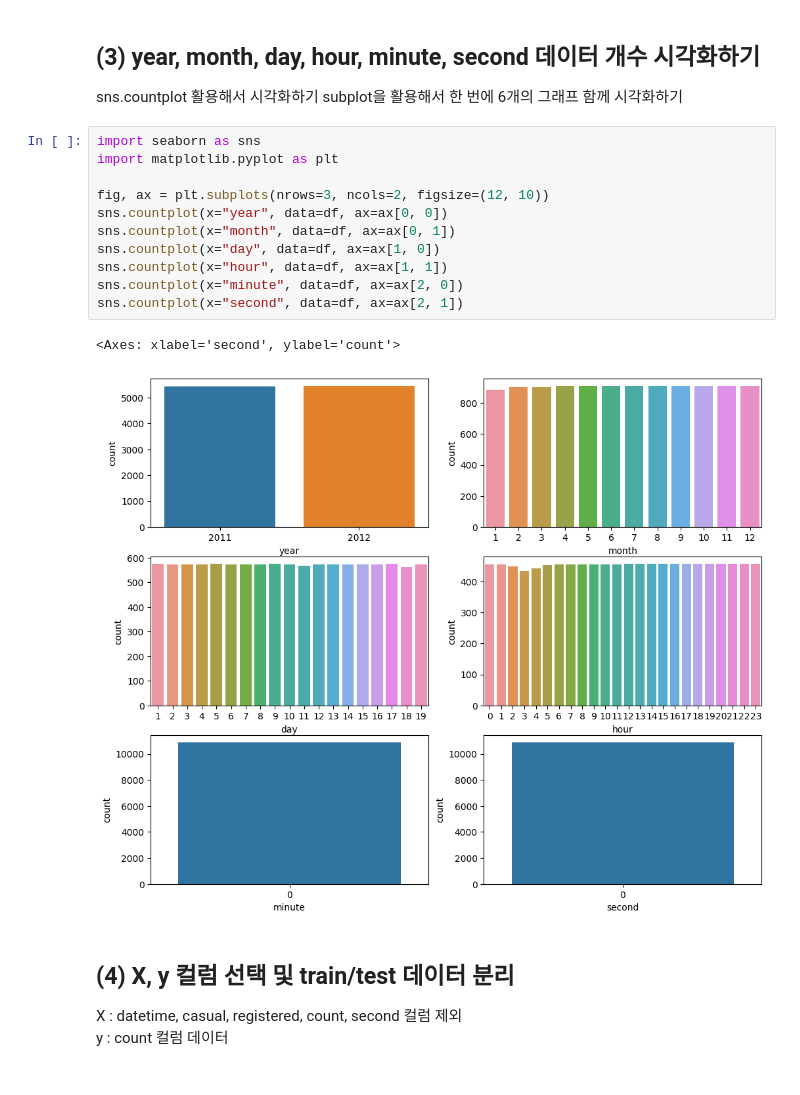
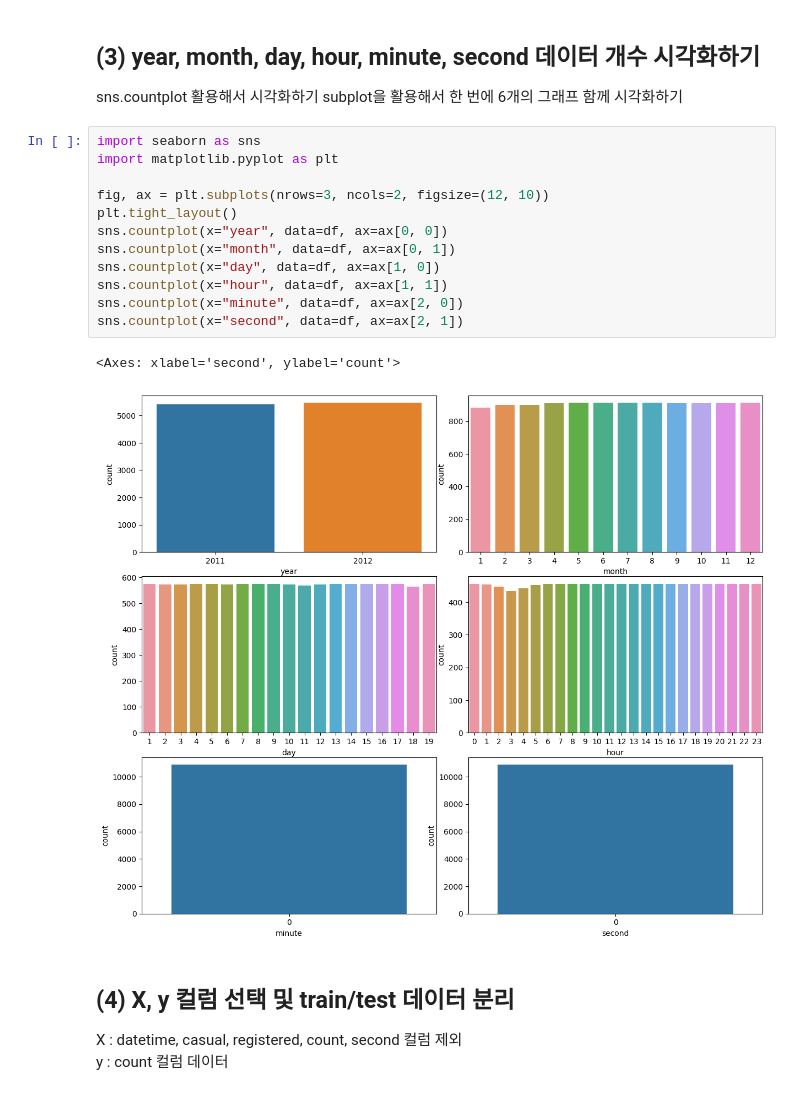
Before and after one commit to yoonseok-eo/AIFFEL, a Jupyter notebook: Ex02/ex02_project_02.ipynb, the cells around one changed output. Drawn from its saved outputs; the diff is of its cells as text.

```diff
--- a/Ex02/ex02_project_02.ipynb
+++ b/Ex02/ex02_project_02.ipynb
@@ -84,17 +84,18 @@ subplot을 활용해서 한 번에 6개의 그래프 함께 시각화하기
 # %%
 import seaborn as sns
 import matplotlib.pyplot as plt
 
 fig, ax = plt.subplots(nrows=3, ncols=2, figsize=(12, 10))
+plt.tight_layout()
 sns.countplot(x="year", data=df, ax=ax[0, 0])
 sns.countplot(x="month", data=df, ax=ax[0, 1])
 sns.countplot(x="day", data=df, ax=ax[1, 0])
 sns.countplot(x="hour", data=df, ax=ax[1, 1])
 sns.countplot(x="minute", data=df, ax=ax[2, 0])
 sns.countplot(x="second", data=df, ax=ax[2, 1])
 # %% [output]
 <Axes: xlabel='second', ylabel='count'>
-[figure, old version]
+[figure, new version]
 # %% [markdown]
 ## (4) X, y 컬럼 선택 및 train/test 데이터 분리
 X : datetime, casual, registered, count, second 컬럼 제외
```
Also changed, not shown: parts of 1 cell of this notebook.
